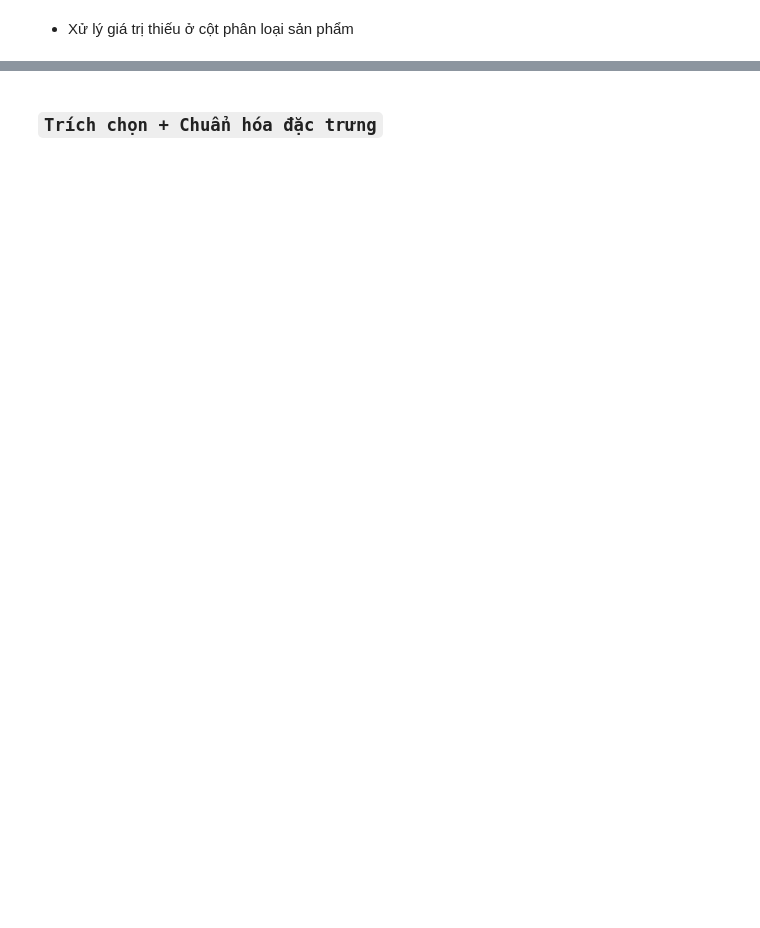
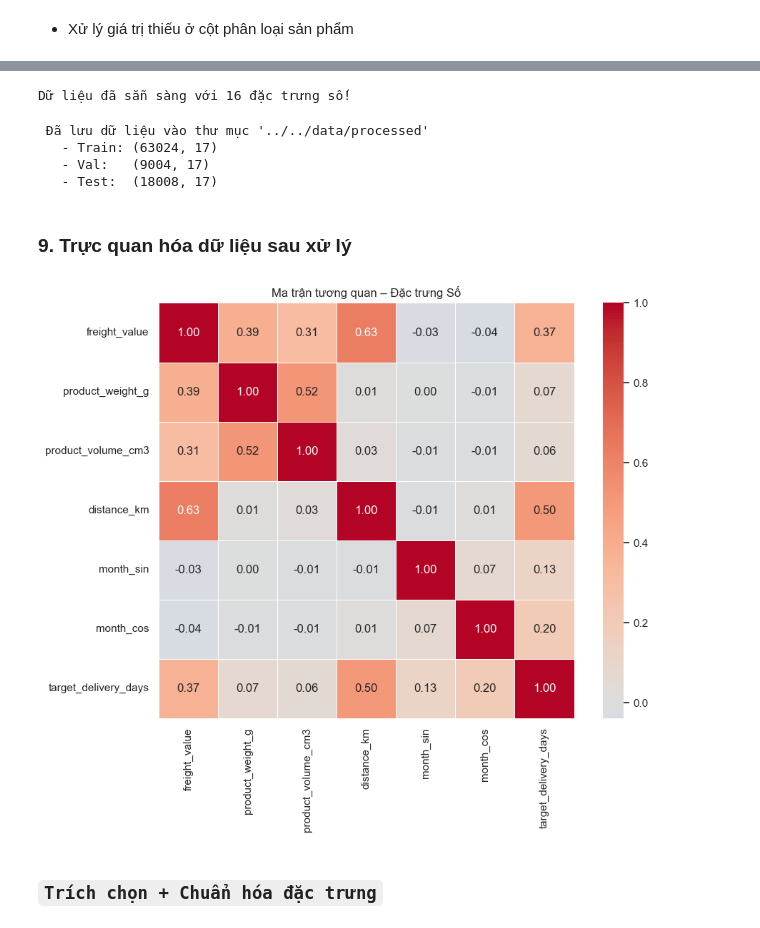
Before and after one commit to conluoi123/Machine-Learning---Project-1-, a Jupyter notebook: code/Part1_Regression/notebook.ipynb, the cells around one changed output, grey strips where cells are left out. Cells and saved outputs as stored; diff of their text form; code cells hidden in the pictures; blank space fills up the shorter version.

```diff
--- a/code/Part1_Regression/notebook.ipynb
+++ b/code/Part1_Regression/notebook.ipynb
@@ -779,0 +824,5 @@ Xóa thành công
+# %%
+geo_df = pd.read_csv(f'{path}/olist_geolocation_dataset.csv')
+X_train = merge_geolocation_and_calculate_distance(X_train, geo_df)
+X_val = merge_geolocation_and_calculate_distance(X_val, geo_df)
+X_test = merge_geolocation_and_calculate_distance(X_test, geo_df)
@@ -931,3 +1053,72 @@ Index(['order_purchase_timestamp', 'order_approved_at',
+# %%
+# Danh sách các cột số và đã mã hóa
+selected_features = [
+    'freight_value', 'distance_km', 'product_volume_cm3', 'product_weight_g',
+    'month_sin', 'month_cos'
+] + [c for c in X_train.columns if 'product_category_name_english_' in c]
+
+X_train_final = X_train[selected_features].astype(float)
+X_val_final   = X_val[selected_features].astype(float)
+X_test_final  = X_test[selected_features].astype(float)
+
+print(f"Dữ liệu đã sẵn sàng với {X_train_final.shape[1]} đặc trưng số!")
+# %% [output]
+Dữ liệu đã sẵn sàng với 16 đặc trưng số!
+# %%
+def save_processed_data(X_train, X_val, X_test, y_train, y_val, y_test, folder_path=f'{path}processed'):
+    if not os.path.exists(folder_path):
+        os.makedirs(folder_path)
+
+    train_full = X_train.copy()
+    train_full['target_delivery_days'] = y_train
+
+    val_full = X_val.copy()
+    val_full['target_delivery_days'] = y_val
+
+    test_full = X_test.copy()
+    test_full['target_delivery_days'] = y_test
+
+    train_full.to_csv(f'{folder_path}/train_final.csv', index=False)
+    val_full.to_csv(f'{folder_path}/val_final.csv', index=False)
+    test_full.to_csv(f'{folder_path}/test_final.csv', index=False)
+
+    print(f" Đã lưu dữ liệu vào thư mục '{folder_path}'")
+    print(f"   - Train: {train_full.shape}")
+    print(f"   - Val:   {val_full.shape}")
+    print(f"   - Test:  {test_full.shape}")
+
+save_processed_data(X_train_final, X_val_final, X_test_final, y_train, y_val, y_test)
+# %% [output]
+ Đã lưu dữ liệu vào thư mục '../../data/processed'
+   - Train: (63024, 17)
+   - Val:   (9004, 17)
+   - Test:  (18008, 17)
+# %% [markdown]
+### **9. Trực quan hóa dữ liệu sau xử lý**
+# %%
+df_corr = X_train_encoded.copy()
+df_corr['target_delivery_days'] = y_train
+
+numeric_cols_new = [
+    'freight_value', 'product_weight_g', 'product_volume_cm3',
+    'distance_km', 'month_sin', 'month_cos',
+    'target_delivery_days'
+]
+
+valid_cols = [c for c in numeric_cols_new if c in df_corr.columns]
+corr_matrix = df_corr[valid_cols].corr()
+
+plt.figure(figsize=(10, 8))
+sns.heatmap(
+    corr_matrix, annot=True, fmt='.2f',
+    cmap='coolwarm', center=0,
+    square=True, linewidths=0.5
+)
+plt.title('Ma trận tương quan – Đặc trưng Số')
+plt.tight_layout()
+plt.show()
+# %% [output]
+[figure, added]
 # %% [markdown]
 ### `Trích chọn + Chuẩn hóa đặc trưng`
 # %%
```
Also changed, not shown: parts of 60 cells of this notebook, 1 other file.
